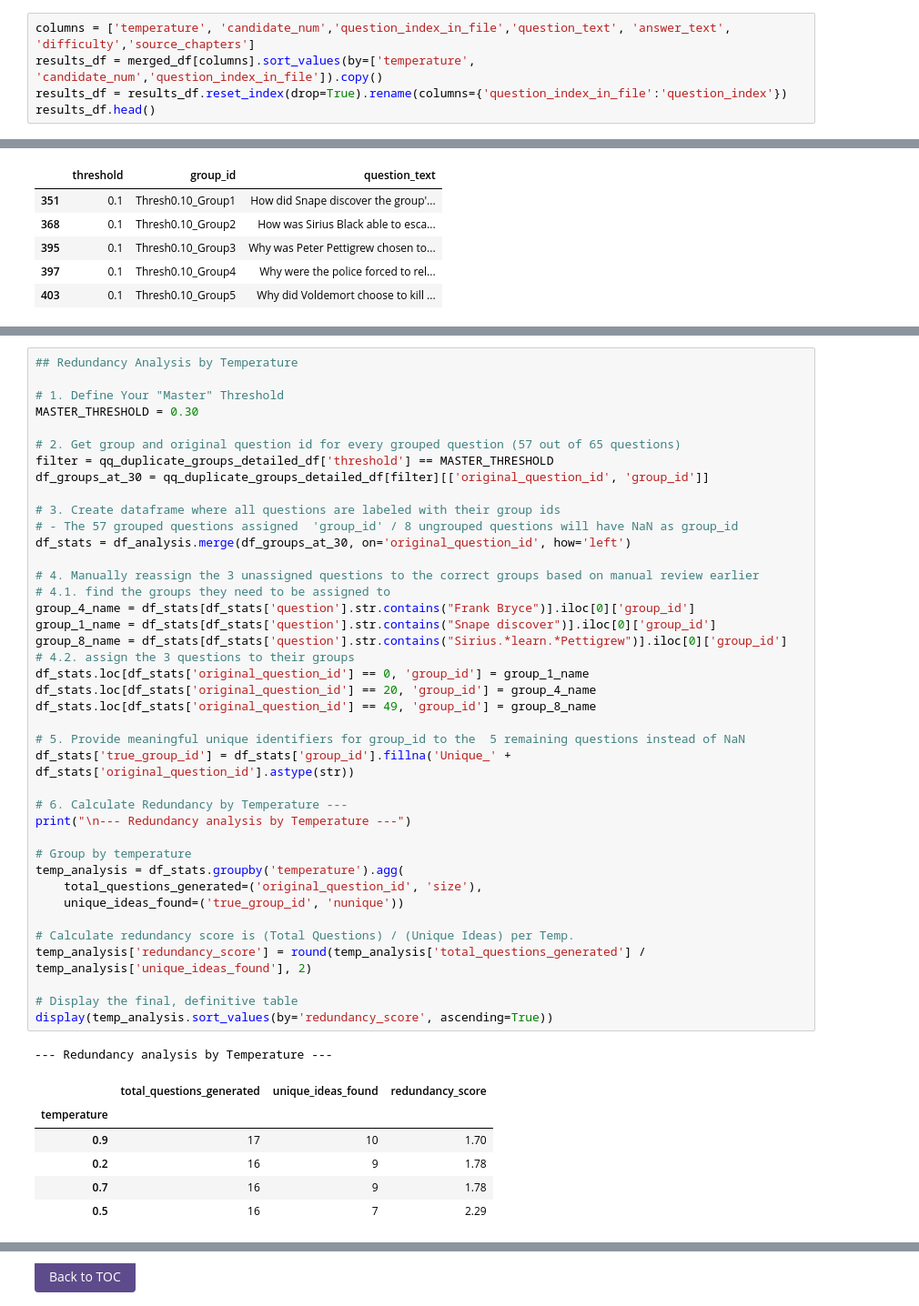
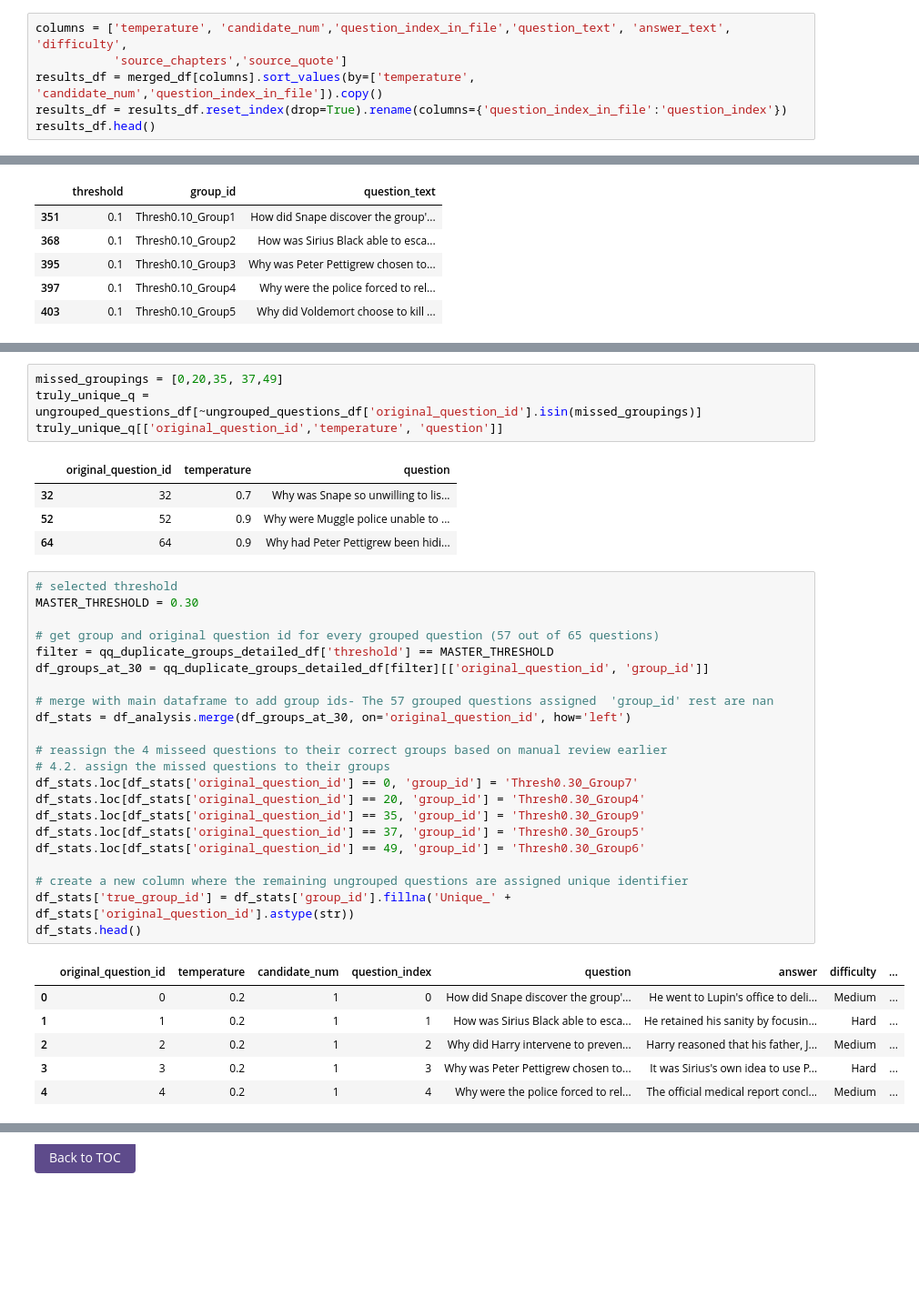
Before and after one commit to RSipra/semantic_verification_engine, a Jupyter notebook: notebooks/03_generating_new_questions/03-1_prompt_engineering.ipynb, the cells around one changed output, grey strips where cells are left out. Shown at 91% size. Drawn from its saved outputs; the diff is of its cells as text; blank space fills up the shorter version.

```diff
--- a/notebooks/03_generating_new_questions/03-1_prompt_engineering.ipynb
+++ b/notebooks/03_generating_new_questions/03-1_prompt_engineering.ipynb
@@ -665,5 +690,6 @@ Merged data frame shape: (65, 20)
 # %%
-columns = ['temperature', 'candidate_num','question_index_in_file','question_text', 'answer_text', 'difficulty','source_chapters']
+columns = ['temperature', 'candidate_num','question_index_in_file','question_text', 'answer_text', 'difficulty',
+           'source_chapters','source_quote']
 results_df = merged_df[columns].sort_values(by=['temperature', 'candidate_num','question_index_in_file']).copy()
 results_df = results_df.reset_index(drop=True).rename(columns={'question_index_in_file':'question_index'})
 results_df.head()
@@ -1080,48 +1206,38 @@ display(ungrouped_questions_df[['original_question_id', 'question']])
+# %%
+missed_groupings = [0,20,35, 37,49]
+truly_unique_q = ungrouped_questions_df[~ungrouped_questions_df['original_question_id'].isin(missed_groupings)]
+truly_unique_q[['original_question_id','temperature', 'question']]
+# %% [output]
+|  | original_question_id | temperature | question |
+| 32 | 32 | 0.7 | Why was Snape so unwilling to lis... |
+| 52 | 52 | 0.9 | Why were Muggle police unable to ... |
+| 64 | 64 | 0.9 | Why had Peter Pettigrew been hidi... |
 # %%
-## Redundancy Analysis by Temperature
-
-# 1. Define Your "Master" Threshold
+# selected threshold
 MASTER_THRESHOLD = 0.30
 
-# 2. Get group and original question id for every grouped question (57 out of 65 questions)
+# get group and original question id for every grouped question (57 out of 65 questions)
 filter = qq_duplicate_groups_detailed_df['threshold'] == MASTER_THRESHOLD
 df_groups_at_30 = qq_duplicate_groups_detailed_df[filter][['original_question_id', 'group_id']]
 
-# 3. Create dataframe where all questions are labeled with their group ids
-# - The 57 grouped questions assigned  'group_id' / 8 ungrouped questions will have NaN as group_id
+# merge with main dataframe to add group ids- The 57 grouped questions assigned  'group_id' rest are nan
 df_stats = df_analysis.merge(df_groups_at_30, on='original_question_id', how='left')
 
-# 4. Manually reassign the 3 unassigned questions to the correct groups based on manual review earlier
-# 4.1. find the groups they need to be assigned to
-group_4_name = df_stats[df_stats['question'].str.contains("Frank Bryce")].iloc[0]['group_id']
-group_1_name = df_stats[df_stats['question'].str.contains("Snape discover")].iloc[0]['group_id']
-group_8_name = df_stats[df_stats['question'].str.contains("Sirius.*learn.*Pettigrew")].iloc[0]['group_id']
-# 4.2. assign the 3 questions to their groups
-df_stats.loc[df_stats['original_question_id'] == 0, 'group_id'] = group_1_name
-df_stats.loc[df_stats['original_question_id'] == 20, 'group_id'] = group_4_name
-df_stats.loc[df_stats['original_question_id'] == 49, 'group_id'] = group_8_name
+# reassign the 4 misseed questions to their correct groups based on manual review earlier
+# 4.2. assign the missed questions to their groups
+df_stats.loc[df_stats['original_question_id'] == 0, 'group_id'] = 'Thresh0.30_Group7'
+df_stats.loc[df_stats['original_question_id'] == 20, 'group_id'] = 'Thresh0.30_Group4'
+df_stats.loc[df_stats['original_question_id'] == 35, 'group_id'] = 'Thresh0.30_Group9'
+df_stats.loc[df_stats['original_question_id'] == 37, 'group_id'] = 'Thresh0.30_Group5'
+df_stats.loc[df_stats['original_question_id'] == 49, 'group_id'] = 'Thresh0.30_Group6'
 
-# 5. Provide meaningful unique identifiers for group_id to the  5 remaining questions instead of NaN
+# create a new column where the remaining ungrouped questions are assigned unique identifier
 df_stats['true_group_id'] = df_stats['group_id'].fillna('Unique_' + df_stats['original_question_id'].astype(str))
-
-# 6. Calculate Redundancy by Temperature ---
-print("\n--- Redundancy analysis by Temperature ---")
-
-# Group by temperature
-temp_analysis = df_stats.groupby('temperature').agg(
-    total_questions_generated=('original_question_id', 'size'),
-    unique_ideas_found=('true_group_id', 'nunique'))
-
-# Calculate redundancy score is (Total Questions) / (Unique Ideas) per Temp.
-temp_analysis['redundancy_score'] = round(temp_analysis['total_questions_generated'] / temp_analysis['unique_ideas_found'], 2)
-
-# Display the final, definitive table
-display(temp_analysis.sort_values(by='redundancy_score', ascending=True))
+df_stats.head()
 # %% [output]
---- Redundancy analysis by Temperature ---
-|  | total_questions_generated | unique_ideas_found | redundancy_score |
-| temperature |  |  |  |
-| 0.9 | 17 | 10 | 1.70 |
-| 0.2 | 16 | 9 | 1.78 |
-| 0.7 | 16 | 9 | 1.78 |
-| 0.5 | 16 | 7 | 2.29 |
+|  | original_question_id | temperature | candidate_num | question_index | question | answer | difficulty | ... |
+| 0 | 0 | 0.2 | 1 | 0 | How did Snape discover the group'... | He went to Lupin's office to deli... | Medium | ... |
+| 1 | 1 | 0.2 | 1 | 1 | How was Sirius Black able to esca... | He retained his sanity by focusin... | Hard | ... |
+| 2 | 2 | 0.2 | 1 | 2 | Why did Harry intervene to preven... | Harry reasoned that his father, J... | Medium | ... |
+| 3 | 3 | 0.2 | 1 | 3 | Why was Peter Pettigrew chosen to... | It was Sirius's own idea to use P... | Hard | ... |
+| 4 | 4 | 0.2 | 1 | 4 | Why were the police forced to rel... | The official medical report concl... | Medium | ... |
```
Also changed, not shown: parts of 95 cells of this notebook, 23 other files.
